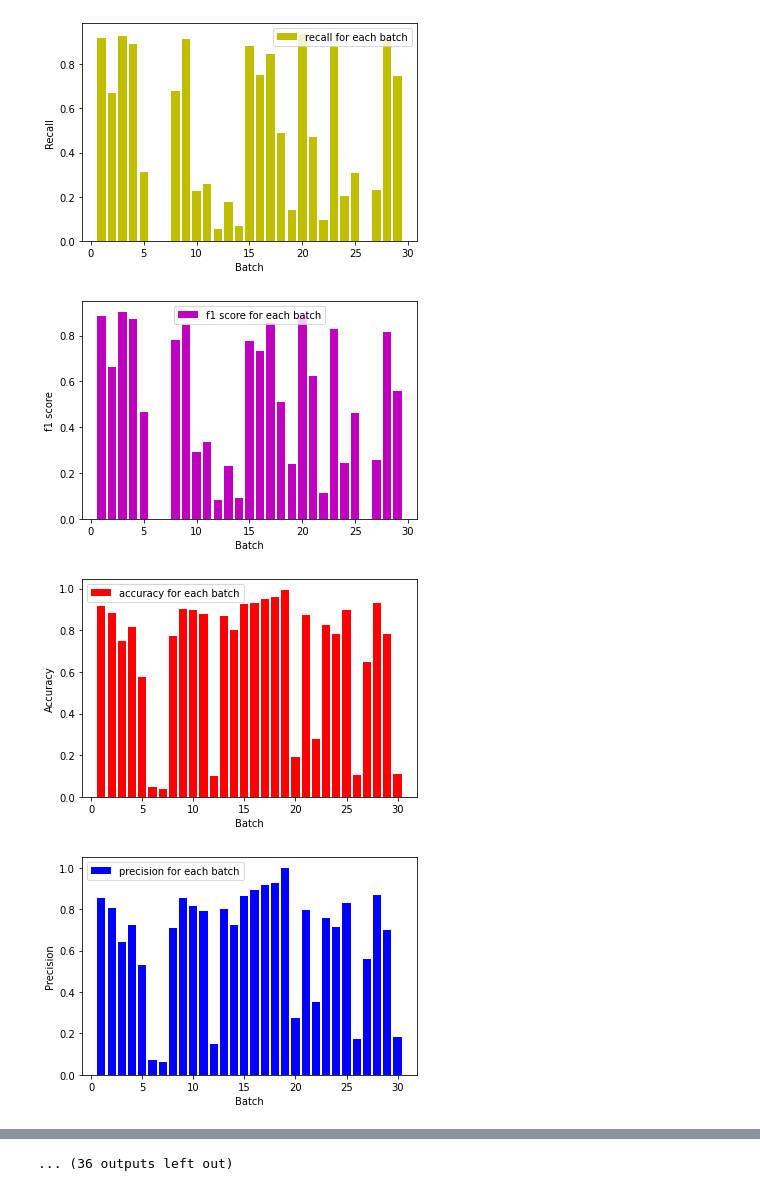
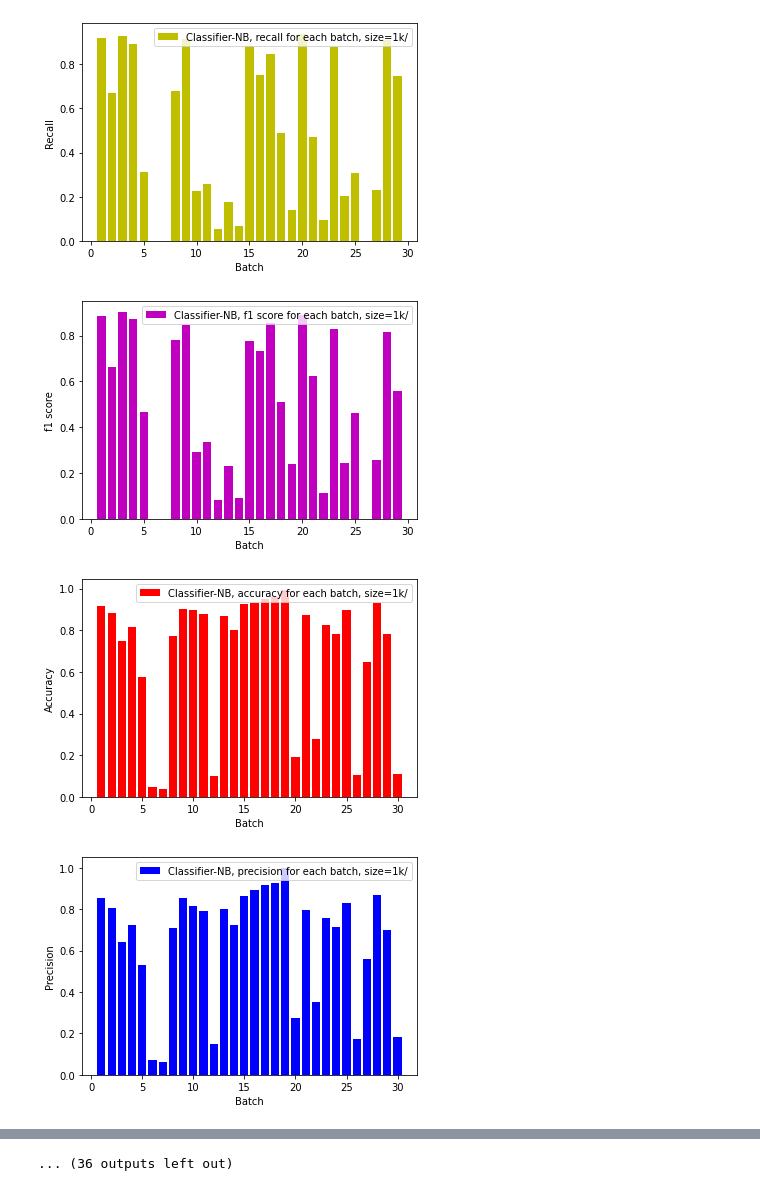
Before and after one commit to Abhishek4848/Email_Spam_Classifier, a Jupyter notebook: PerformanceMetrics_MLstreaming.ipynb, the cells around one changed output, grey strips where cells are left out. Cells and saved outputs as stored; diff of their text form; code cells hidden in the pictures.

```diff
--- a/PerformanceMetrics_MLstreaming.ipynb
+++ b/PerformanceMetrics_MLstreaming.ipynb
@@ -5,5 +7,5 @@ from statistics import mean
 # %%
-def classifier_perf_metric(cl):
+def classifier_perf_metric(cl, size):
   acc=[]
   precision=[]
   recall=[]
@@ -13,13 +15,12 @@ def classifier_perf_metric(cl):
     data = csv.reader(file, delimiter = ',')
 
     for row in data:
-      #r2_score.append(float(row[0]))
       acc.append(float(row[1]))
       precision.append(float(row[2]))
       recall.append(float(row[3]))
       f1_score.append(float(row[4]))
   batch = [i+1 for i in range(len(acc))]
-  plot_batch_vs_acc(acc, precision, recall, f1_score, batch)
+  plot_batch_vs_acc(acc, precision, recall, f1_score, batch, cl[4:], size)
   file.close()
 
 def classifiers_metric(metric):
@@ -40,9 +41,11 @@ def classifiers_metric(metric):
       with open(j+'k/'+i+'.csv', 'r') as file:
         data = csv.reader(file, delimiter = ',')
         for row in data:
+            if(row[metric_flag] == 'nan'):
+              row[metric_flag] = int(0)
             metric_list.append(float(row[metric_flag]))
         metric_means.append(mean(metric_list))
-    plt.bar(classifiers, metric_means, color = 'r', label = 'Batch Size='+j+', avg performance for '+metric)
+    plt.bar(classifiers, metric_means, color = 'r', label = 'Batch Size='+j+'k, avg performance for '+metric)
     plt.xlabel('Classifier')
     plt.ylabel(metric)
     plt.legend()
@@ -103,7 +97,7 @@ classifiers_metric('f1 score')
 ... (4 outputs left out)
 # %%
 for j in ['1k/', '5k/', '10k/', '15k/']:
-  classifier_perf_metric(j+'mNB')
-  classifier_perf_metric(j+'bNB')
-  classifier_perf_metric(j+'SGD')
+  classifier_perf_metric(j+'mNB', j[0:3])
+  classifier_perf_metric(j+'bNB', j[0:3])
+  classifier_perf_metric(j+'SGD', j[0:3])
 # %% [output]
@@ -112,4 +106,4 @@ for j in ['1k/', '5k/', '10k/', '15k/']:
-[figure, old version]
+[figure, new version]
-[figure, old version]
+[figure, new version]
-[figure, old version]
+[figure, new version]
-[figure, old version]
+[figure, new version]
```
Also changed, not shown: parts of 16 cells of this notebook.
